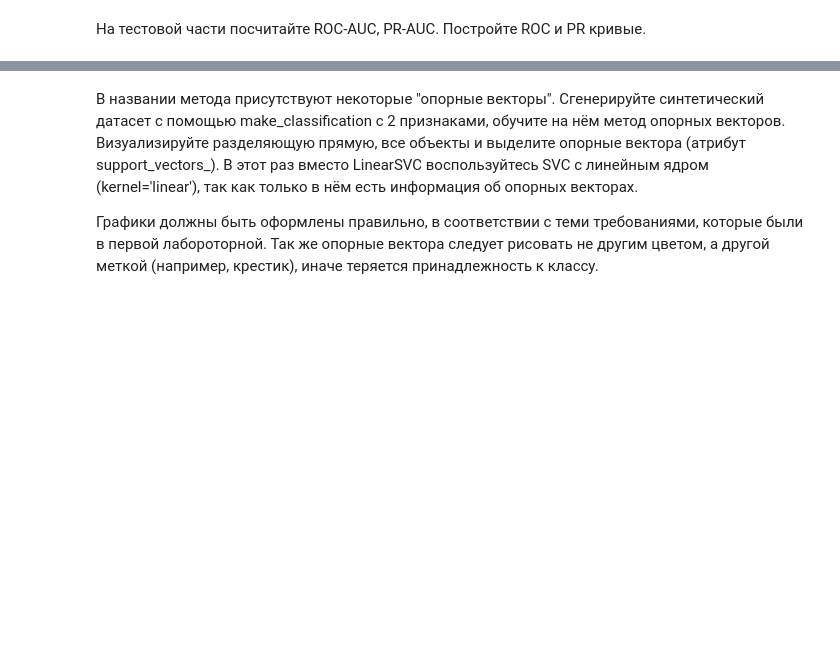
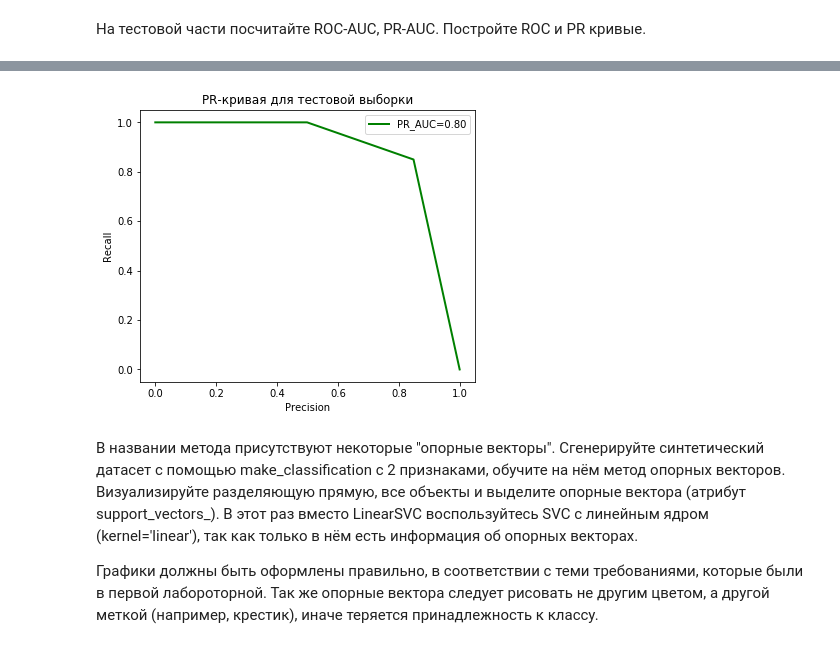
Before and after one commit to paniquex/ML_DS_practice, a Jupyter notebook: MMRO/HW_04/homework-practuce-04-KuzminNikita.ipynb, the cells around one changed output, grey strips where cells are left out. Drawn from its saved outputs; the diff is of its cells as text; code cells hidden in the pictures; blank space fills up the shorter version.

```diff
--- a/MMRO/HW_04/homework-practuce-04-KuzminNikita.ipynb
+++ b/MMRO/HW_04/homework-practuce-04-KuzminNikita.ipynb
@@ -299,3 +351,7 @@ __(1 балл)__
+# %%
+plot_pr_curve(y_test, preds, title='PR-кривая для тестовой выборки')
+# %% [output]
+[figure, added]
 # %% [markdown]
 В названии метода присутствуют некоторые "опорные векторы". Сгенерируйте синтетический датасет с помощью make_classification с 2 признаками, обучите на нём метод опорных векторов. Визуализируйте разделяющую прямую, все объекты и выделите опорные вектора (атрибут support\_vectors\_). В этот раз вместо LinearSVC воспользуйтесь SVC с линейным ядром (kernel='linear'), так как только в нём есть информация об опорных векторах.
 
```
Also changed, not shown: parts of 32 cells of this notebook.
